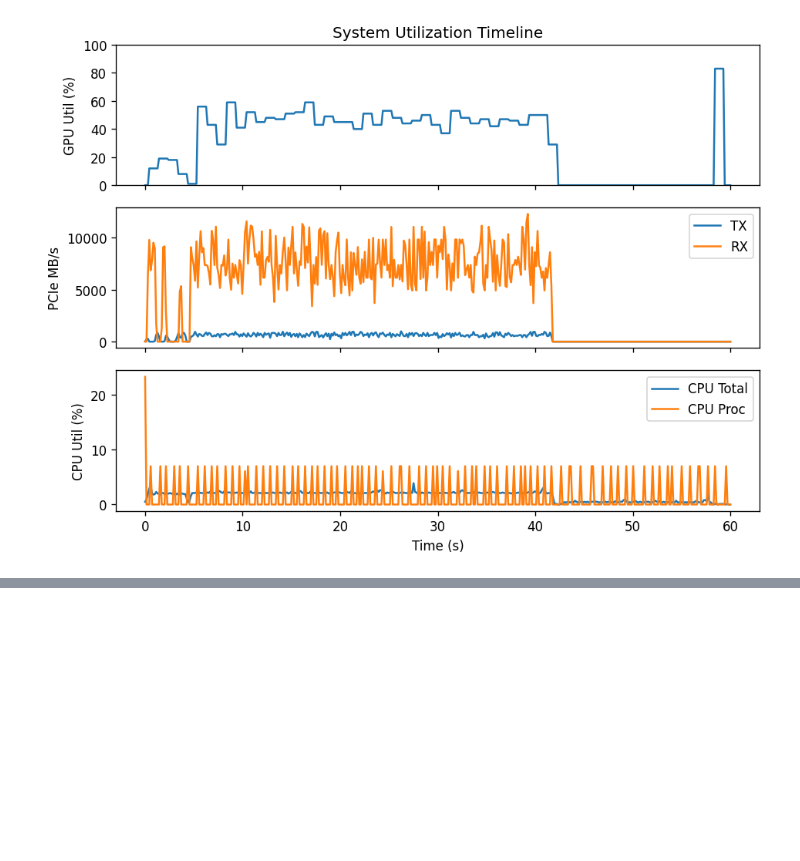
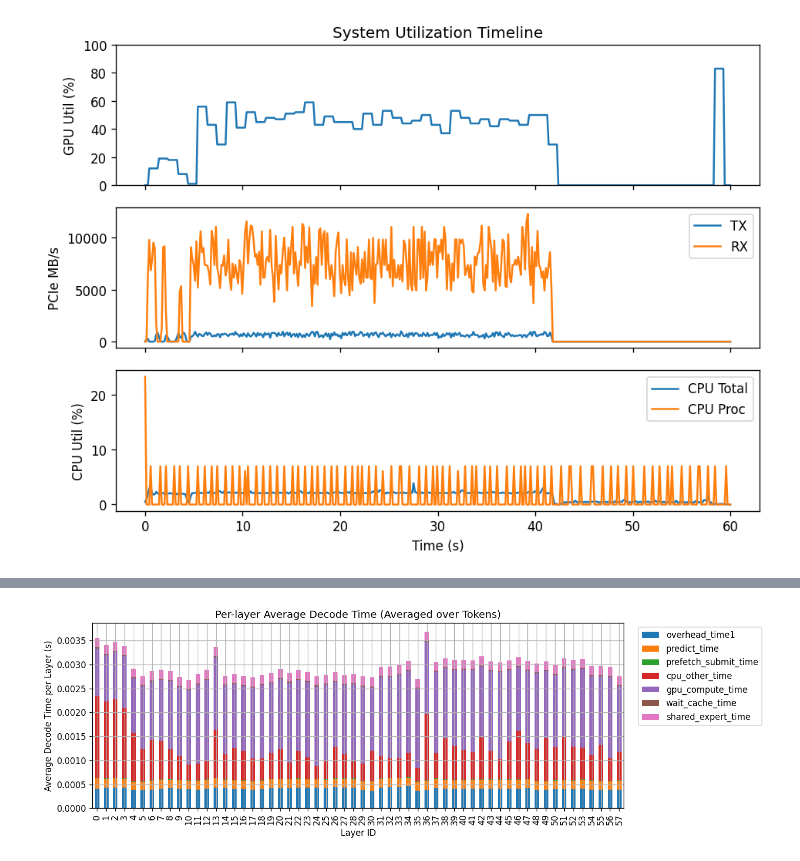
Before and after one commit to rzhang772/ktransformers, a Jupyter notebook: expirments/figures.ipynb, the cells around one changed output, grey strips where cells are left out. Cells and saved outputs as stored; diff of their text form; code cells hidden in the pictures; blank space fills up the shorter version.

```diff
--- a/expirments/figures.ipynb
+++ b/expirments/figures.ipynb
@@ -652,0 +692,19 @@ plt.show()
+# %%
+layer_group = (
+    df.groupby("layer_id")[stack_cols + ["total_decode_time"]]
+    .mean()
+)
+layer_group[stack_cols].plot(
+    kind="bar",
+    stacked=True,
+    figsize=(12, 4)
+)
+
+plt.xlabel("Layer ID")
+plt.ylabel("Average Decode Time per Layer (s)")
+plt.title("Per-layer Average Decode Time (Averaged over Tokens)")
+plt.legend(bbox_to_anchor=(1.02, 1), loc="upper left")
+plt.tight_layout()
+plt.show()
+# %% [output]
+[figure, added]
```
Also changed, not shown: parts of 12 cells of this notebook, 13 other files.
